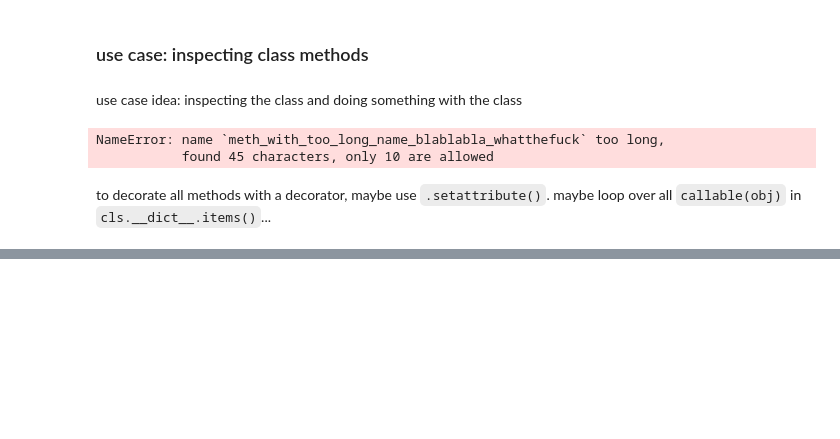
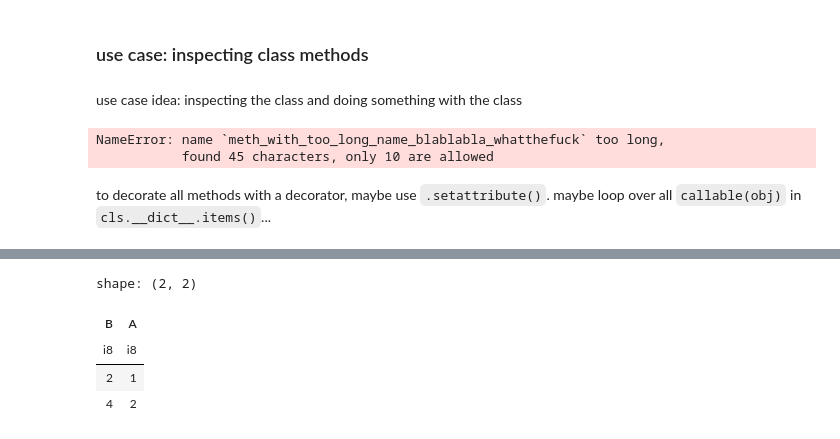
Before and after one commit to ngandlau/learning, a Jupyter notebook: python/decorators.ipynb, the cells around one changed output, grey strips where cells are left out. Cells and saved outputs as stored; diff of their text form; code cells hidden in the pictures; blank space fills up the shorter version.

```diff
--- a/python/decorators.ipynb
+++ b/python/decorators.ipynb
@@ -567,0 +628,11 @@ to decorate all methods with a decorator, maybe use `.setattribute()`. maybe loo
+# %%
+import logging
+
+logging.basicConfig(
+    level=logging.INFO,
+    format="[%(asctime)s] [%(name)s] [%(levelname)s] [%(lineno)04d] %(message)s",
+    datefmt="%d.%m.%Y %H:%M:%S",
+)
+
+logger = logging.getLogger(name='hello')
+type(logger)
@@ -567,0 +707,3 @@ to decorate all methods with a decorator, maybe use `.setattribute()`. maybe loo
+# %%
+df = pl.DataFrame({'A': [1, 2]})
+df
@@ -567,0 +716,7 @@ to decorate all methods with a decorator, maybe use `.setattribute()`. maybe loo
+# %%
+@check_output(schema={'B': pl.Int8, 'A': pl.Int8}, coerce_dtypes=True, coerce_column_order=True, logger=logger)
+def transform(df: pl.DataFrame) -> pl.DataFrame:
+    return df.with_column((pl.col('A')*2).alias('B'))
+
+transform(df)
+# %% [output]
@@ -567,0 +728,5 @@ to decorate all methods with a decorator, maybe use `.setattribute()`. maybe loo
+shape: (2, 2)
+| B | A |
+| i8 | i8 |
+| 2 | 1 |
+| 4 | 2 |
```
Also changed, not shown: parts of 14 cells of this notebook, 8 other files.
